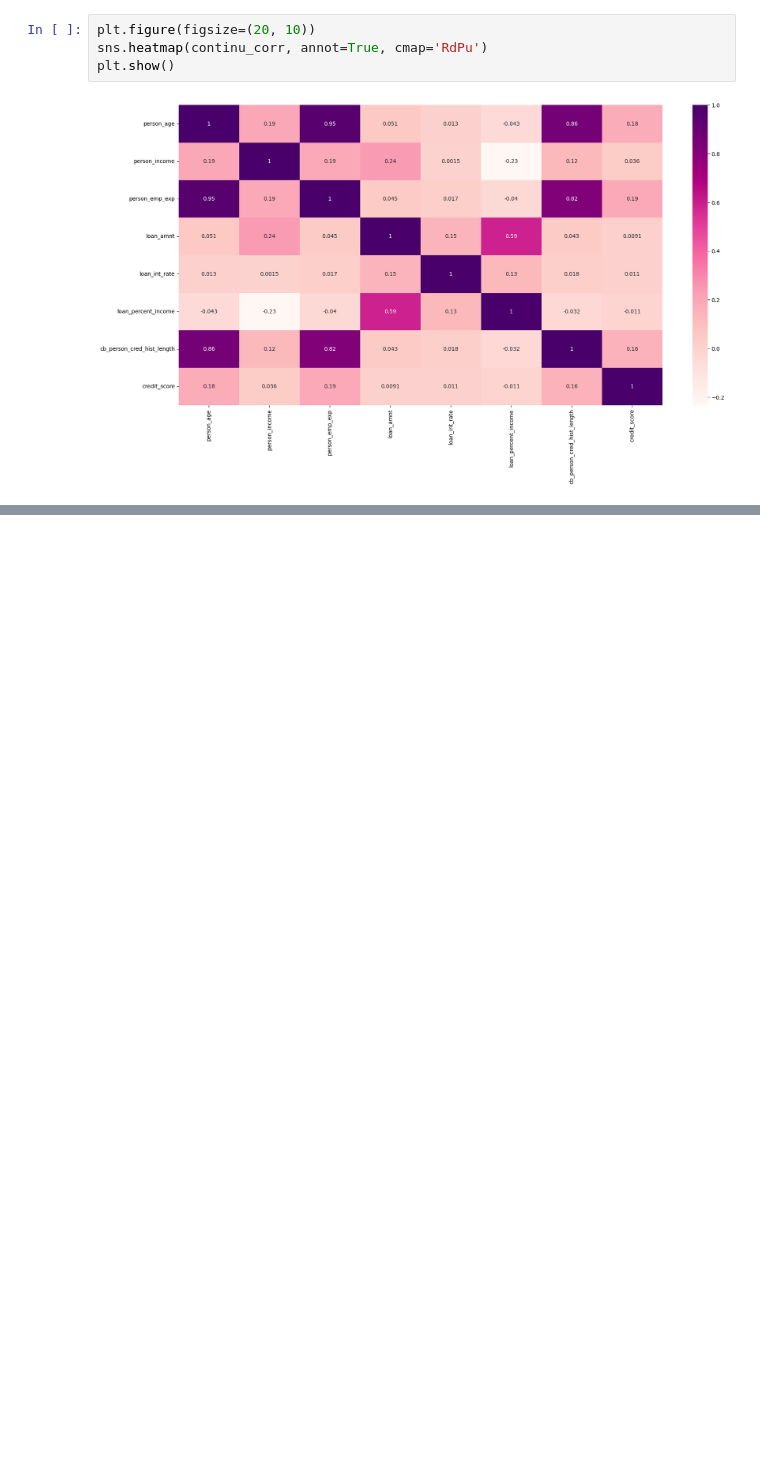
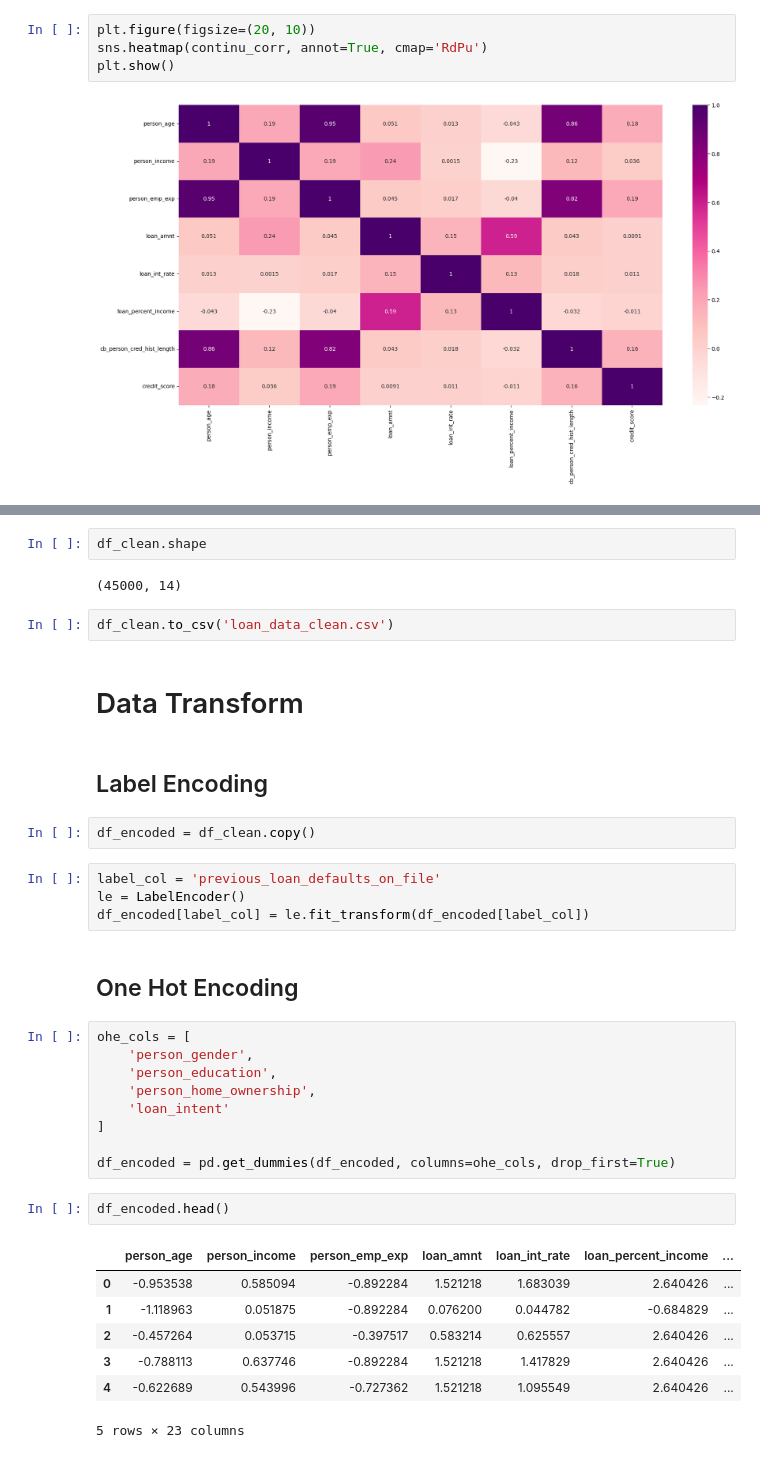
Before and after one commit to zaldiabdulhadi/eda-project-loan-dataset, a Jupyter notebook: EDA_Classification_and_Regression_Project.ipynb, the cells around one changed output, grey strips where cells are left out. Saved outputs shown, nothing was run; the diff lists cells and outputs as text; blank space fills up the shorter version.

```diff
--- a/EDA_Classification_and_Regression_Project.ipynb
+++ b/EDA_Classification_and_Regression_Project.ipynb
@@ -114,0 +226,37 @@ plt.show()
+# %%
+df_clean.shape
+# %% [output]
+(45000, 14)
+# %%
+df_clean.to_csv('loan_data_clean.csv')
+# %% [markdown]
+# Data Transform
+# %% [markdown]
+## Label Encoding
+# %%
+df_encoded = df_clean.copy()
+# %%
+label_col = 'previous_loan_defaults_on_file'
+le = LabelEncoder()
+df_encoded[label_col] = le.fit_transform(df_encoded[label_col])
+# %% [markdown]
+## One Hot Encoding
+# %%
+ohe_cols = [
+    'person_gender',
+    'person_education',
+    'person_home_ownership',
+    'loan_intent'
+]
+
+df_encoded = pd.get_dummies(df_encoded, columns=ohe_cols, drop_first=True)
+# %%
+df_encoded.head()
+# %% [output]
+|  | person_age | person_income | person_emp_exp | loan_amnt | loan_int_rate | loan_percent_income | ... |
+| 0 | -0.953538 | 0.585094 | -0.892284 | 1.521218 | 1.683039 | 2.640426 | ... |
+| 1 | -1.118963 | 0.051875 | -0.892284 | 0.076200 | 0.044782 | -0.684829 | ... |
+| 2 | -0.457264 | 0.053715 | -0.397517 | 0.583214 | 0.625557 | 2.640426 | ... |
+| 3 | -0.788113 | 0.637746 | -0.892284 | 1.521218 | 1.417829 | 2.640426 | ... |
+| 4 | -0.622689 | 0.543996 | -0.727362 | 1.521218 | 1.095549 | 2.640426 | ... |
+5 rows × 23 columns
```
Also changed, not shown: parts of 21 cells of this notebook.
